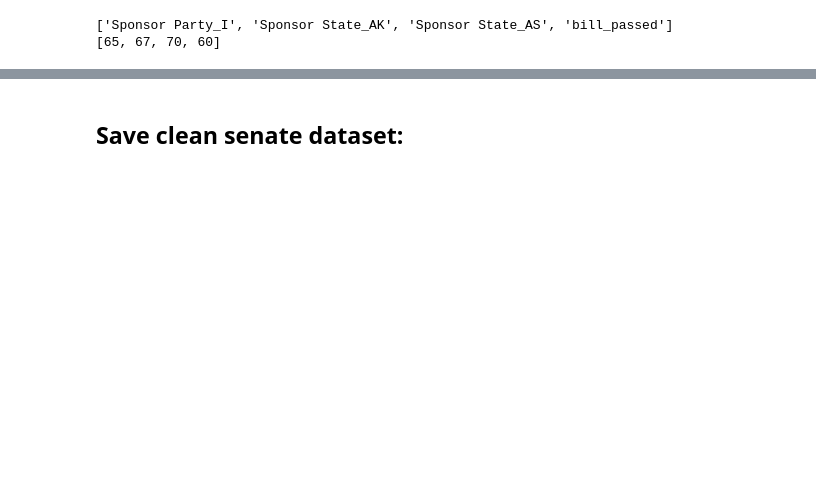
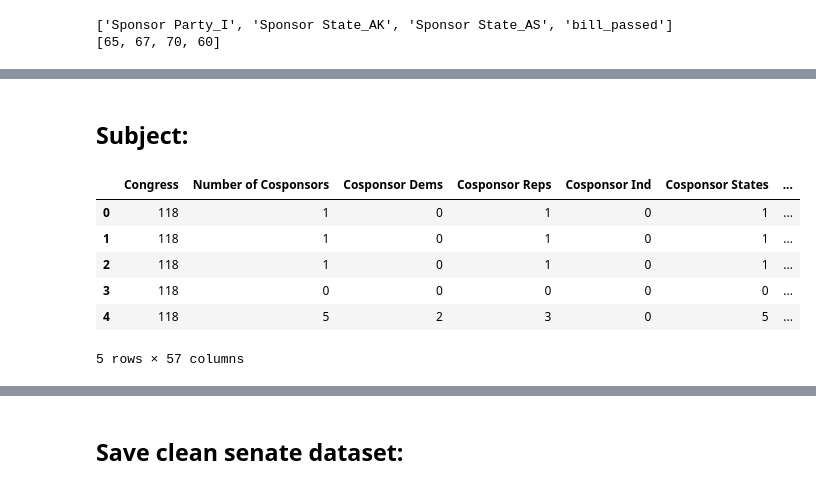
Before and after one commit to JJERANEK/Project-4, a Jupyter notebook: etl_ml_notebooks/etl_predict_currentbills.ipynb, the cells around one changed output, grey strips where cells are left out. Drawn from its saved outputs; the diff is of its cells as text; code cells hidden in the pictures; blank space fills up the shorter version.

Commit message:
Update all nbs and files, predictions good to go

```diff
--- a/etl_ml_notebooks/etl_predict_currentbills.ipynb
+++ b/etl_ml_notebooks/etl_predict_currentbills.ipynb
@@ -401,21 +395,39 @@ print(f'Count of values for Subject column: \n{Subject_counts_sen}')
-# %%
-# Now change cutoff value to get  bins for Subject
-# Cutoff value of 100 to bin:
-# use the variable name `Subject_types_to_replace_sen`
-Subject_types_to_replace_sen = list(Subject_counts_sen[Subject_counts_sen<5].index)
-
-# # Replace in dataframe
-for sub in Subject_types_to_replace_sen:
-    senate_cleaned['Subject'] = senate_cleaned['Subject'].replace(sub,"Other")
-
-# Check to make sure binning was successful
-print(len(senate_cleaned['Subject'].value_counts()))
-senate_cleaned['Subject'].value_counts()
-# 27 Bins
-# %%
-# Drop the non-beneficial columns:
-senate_cleaned = senate_cleaned.drop(["Bill Type", "Title", "Committees", "Latest Action" ], axis='columns')
-senate_cleaned.head()
+# %% [markdown]
+## Subject:
+# %%
+# Subject column recoding to indicator variables:
+# Create a list of the Subjects copied from etl_congress.ipynb for the house data:
+senate_subject_lst = ['Academic performance and assessments','Accounting and auditing',
+ 'Administrative law and regulatory procedures', 'Administrative remedies', 'Advisory bodies',
+ 'Agriculture and Food', 'Appropriations', 'Armed Forces and National Security', 'Civil actions and liability',
+ 'Commerce', 'Congressional oversight', 'Crime and Law Enforcement', 'Education', 'Energy',
+ 'Environmental Protection', 'Finance and Financial Sector',
+ 'Government Operations and Politics', 'Health', 'Immigration', 'International Affairs', 'Labor and Employment', 'Public Lands and Natural Resources',
+ 'Science, Technology, Communications', 'Taxation', 'Transportation and Public Works']
+
+# Run a for loop to set each committee name to a new column and make a dummy var (case=False makes the str.contains case insensitive)):
+for sub in senate_subject_lst:
+    senate_cleaned[sub] = np.where(senate_cleaned['Subject'].str.contains(sub, case=False), 1, 0)
+# %%
+# Save a df for the cleaned house data  use to append the
+# predictions from the model with the columns that we will need to put into the mongodb:
+# Select only the columns that will be needed:
+senate_predictions = senate_cleaned[["Bill Type", "Legislation Number", "Title", "Latest Summary",
+                                   "Congress", "Sponsor Party", "Sponsor State", "Number of Cosponsors",
+                                   "Cosponsor Dems", "Cosponsor Reps", "Cosponsor Ind", "Month Introduced",
+                                   "Subject", "Committees", "URL"]]
+ # Drop the non-beneficial columns:
+senate_cleaned = senate_cleaned.drop(["Bill Type", "Legislation Number", "Title", "Subject",
+                                    "Committees", "Latest Action" , "Latest Summary", "URL"], axis='columns')
+senate_cleaned.head()
+# %% [output]
+|  | Congress | Number of Cosponsors | Cosponsor Dems | Cosponsor Reps | Cosponsor Ind | Cosponsor States | ... |
+| 0 | 118 | 1 | 0 | 1 | 0 | 1 | ... |
+| 1 | 118 | 1 | 0 | 1 | 0 | 1 | ... |
+| 2 | 118 | 1 | 0 | 1 | 0 | 1 | ... |
+| 3 | 118 | 0 | 0 | 0 | 0 | 0 | ... |
+| 4 | 118 | 5 | 2 | 3 | 0 | 5 | ... |
+5 rows × 57 columns
 # %%
 # Convert categorical data to numeric with `pd.get_dummies`
 senate_cleaned = pd.get_dummies(senate_cleaned,dtype=float)
```
Also changed, not shown: parts of 32 cells of this notebook, 16 other files.
